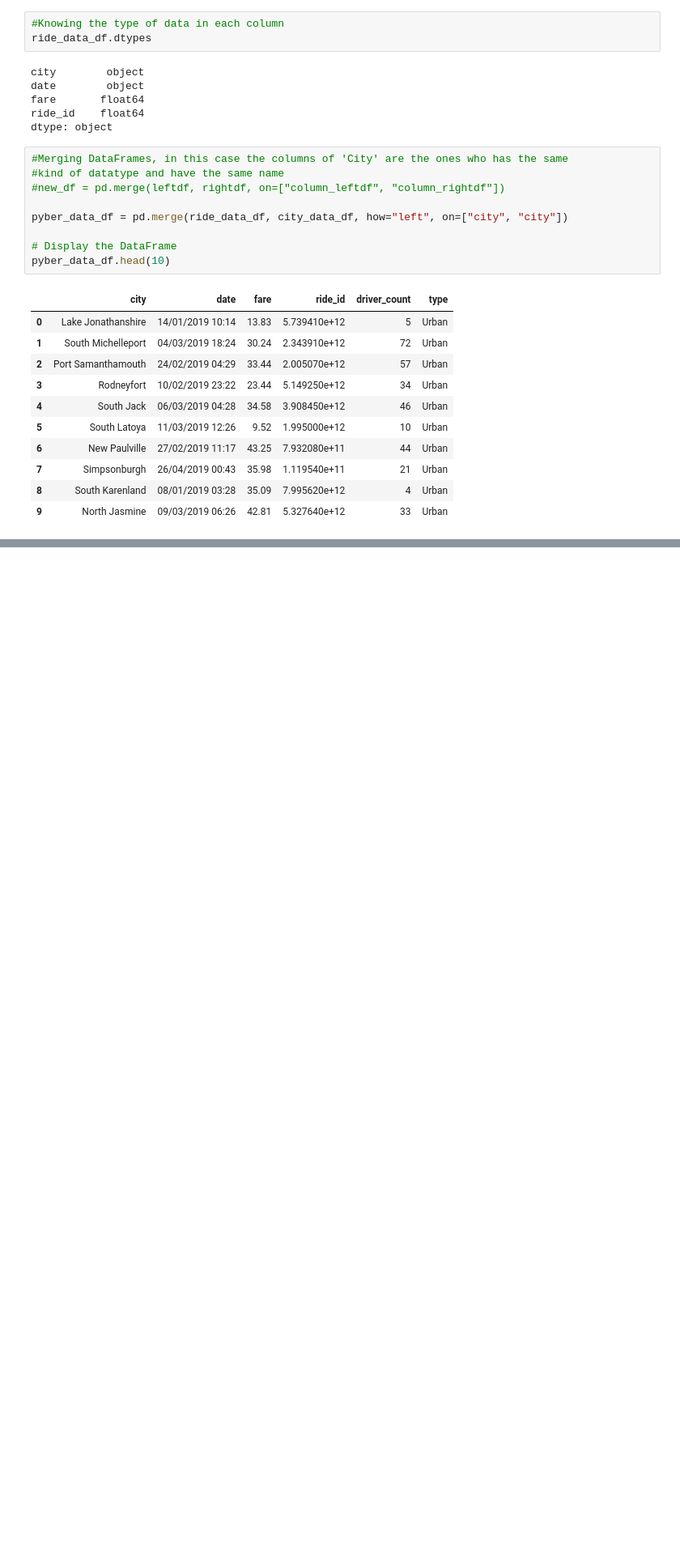
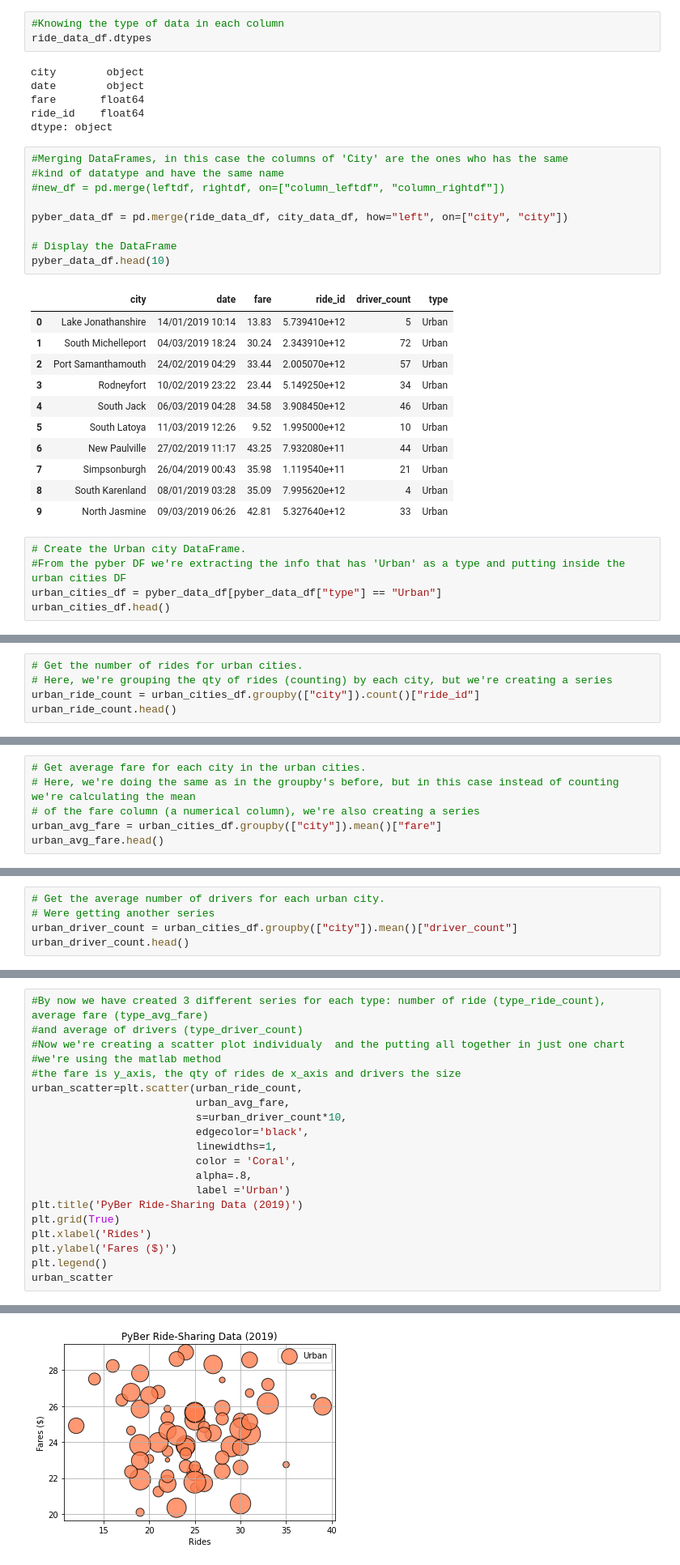
Before and after one commit to RodrigoSalAlv/Py_MatPlotLib, a Jupyter notebook: PyBer.ipynb, the cells around one changed output, grey strips where cells are left out. Shown at 81% size. Saved outputs shown, nothing was run; the diff lists cells and outputs as text; blank space fills up the shorter version.

Commit message:
Scatter graph added

```diff
--- a/PyBer.ipynb
+++ b/PyBer.ipynb
@@ -124,3 +124,8 @@ pyber_data_df.head(10)
 | 7 | Simpsonburgh | 26/04/2019 00:43 | 35.98 | 1.119540e+11 | 21 | Urban |
 | 8 | South Karenland | 08/01/2019 03:28 | 35.09 | 7.995620e+12 | 4 | Urban |
 | 9 | North Jasmine | 09/03/2019 06:26 | 42.81 | 5.327640e+12 | 33 | Urban |
+# %%
+# Create the Urban city DataFrame.
+#From the pyber DF we're extracting the info that has 'Urban' as a type and putting inside the urban cities DF
+urban_cities_df = pyber_data_df[pyber_data_df["type"] == "Urban"]
+urban_cities_df.head()
@@ -126,0 +144,5 @@ pyber_data_df.head(10)
+# %%
+# Get the number of rides for urban cities.
+# Here, we're grouping the qty of rides (counting) by each city, but we're creating a series
+urban_ride_count = urban_cities_df.groupby(["city"]).count()["ride_id"]
+urban_ride_count.head()
@@ -126,0 +162,6 @@ pyber_data_df.head(10)
+# %%
+# Get average fare for each city in the urban cities.
+# Here, we're doing the same as in the groupby's before, but in this case instead of counting we're calculating the mean
+# of the fare column (a numerical column), we're also creating a series
+urban_avg_fare = urban_cities_df.groupby(["city"]).mean()["fare"]
+urban_avg_fare.head()
@@ -126,0 +181,5 @@ pyber_data_df.head(10)
+# %%
+# Get the average number of drivers for each urban city.
+# Were getting another series
+urban_driver_count = urban_cities_df.groupby(["city"]).mean()["driver_count"]
+urban_driver_count.head()
@@ -126,0 +198,21 @@ pyber_data_df.head(10)
+# %%
+#By now we have created 3 different series for each type: number of ride (type_ride_count), average fare (type_avg_fare)
+#and average of drivers (type_driver_count)
+#Now we're creating a scatter plot individualy  and the putting all together in just one chart
+#we're using the matlab method
+#the fare is y_axis, the qty of rides de x_axis and drivers the size
+urban_scatter=plt.scatter(urban_ride_count,
+                          urban_avg_fare,
+                          s=urban_driver_count*10,
+                          edgecolor='black',
+                          linewidths=1,
+                          color = 'Coral',
+                          alpha=.8,
+                          label ='Urban')
+plt.title('PyBer Ride-Sharing Data (2019)')
+plt.grid(True)
+plt.xlabel('Rides')
+plt.ylabel('Fares ($)')
+plt.legend()
+urban_scatter
+# %% [output]
@@ -126,0 +220 @@ pyber_data_df.head(10)
+[figure, added]
```
Also changed, not shown: parts of 12 cells of this notebook, 1 other file.
